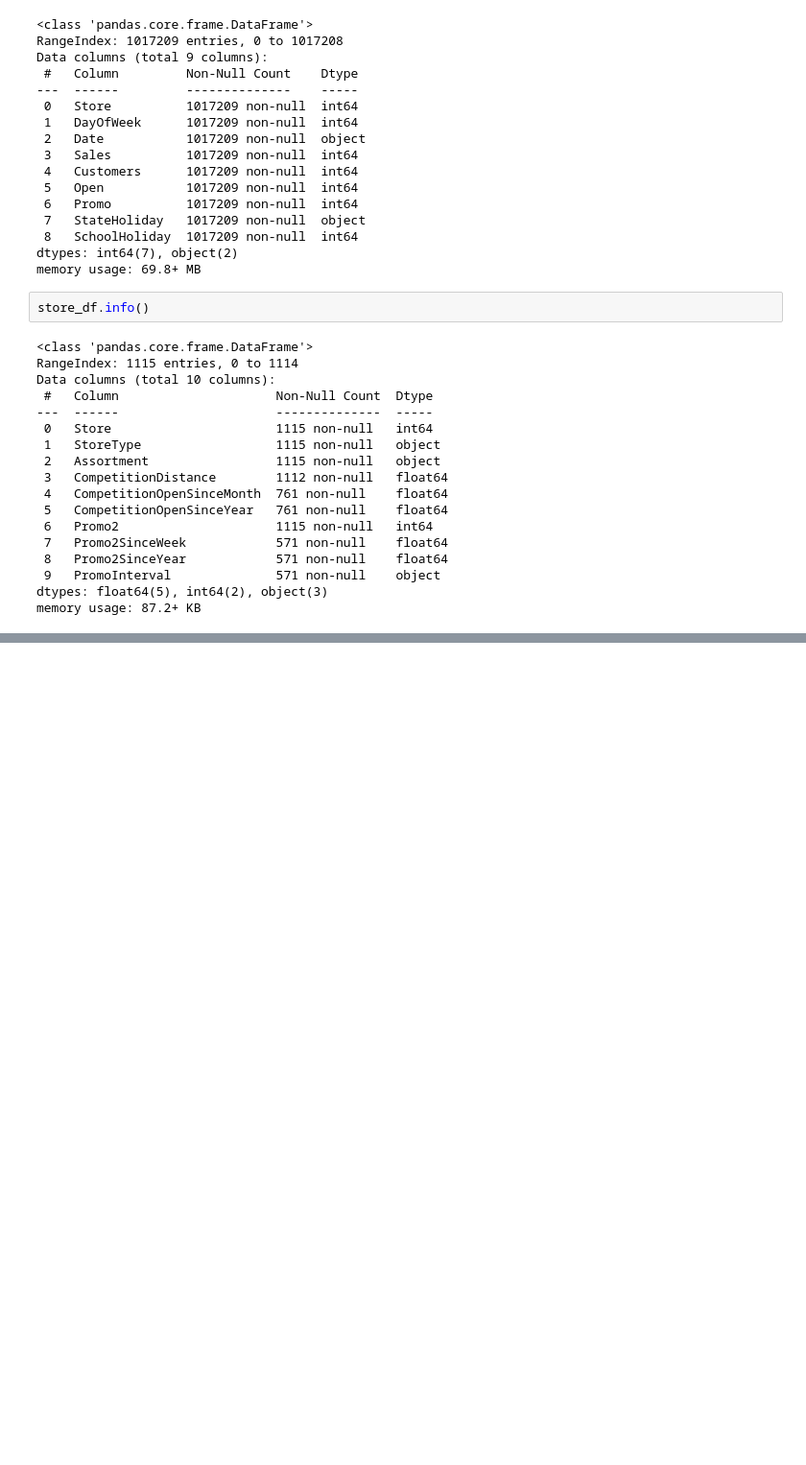
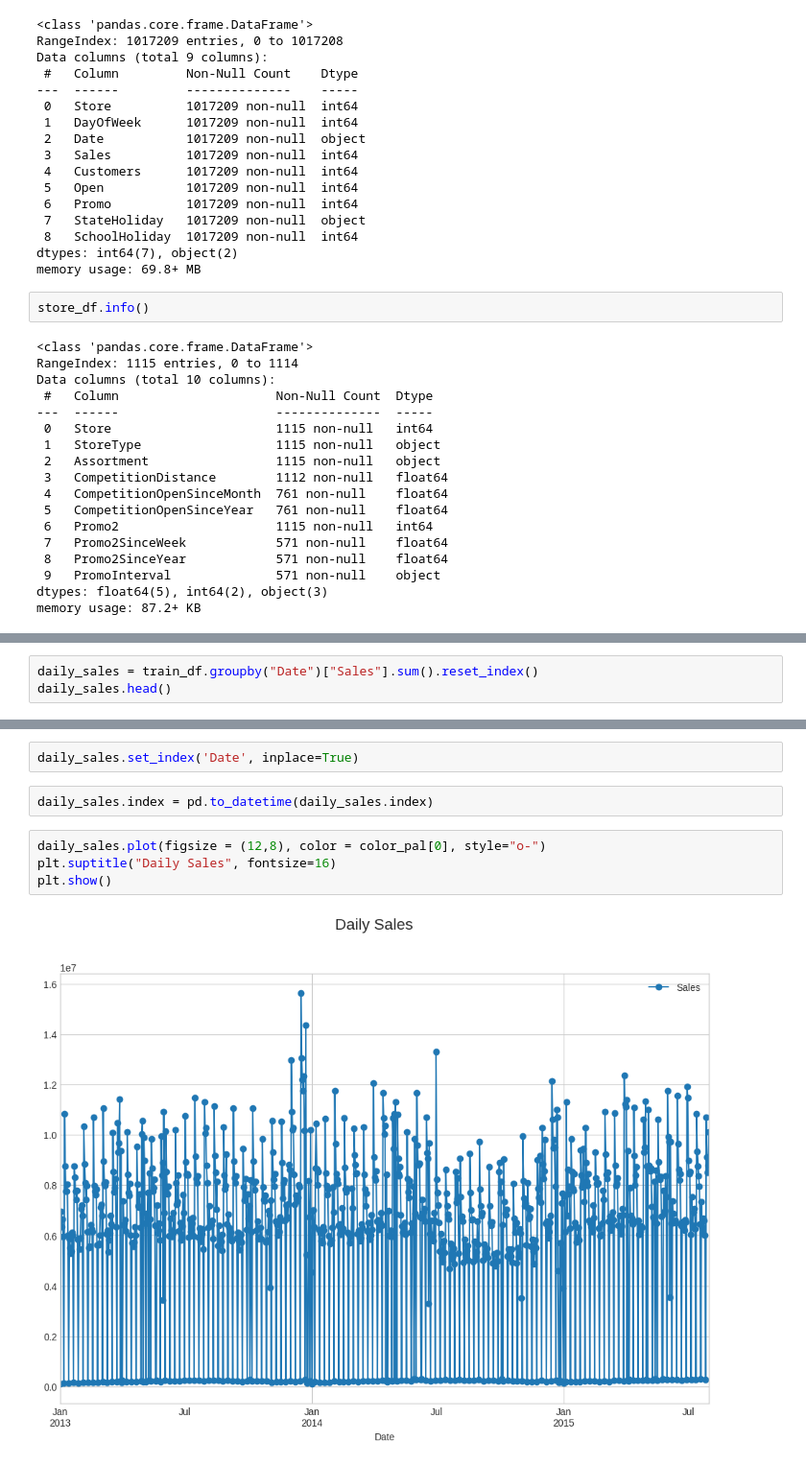
Before and after one commit to mehranyom/rossmann-sales-forecasting, a Jupyter notebook: notebooks/01_eda.ipynb, the cells around one changed output, grey strips where cells are left out. Shown at 96% size. Saved outputs shown, nothing was run; the diff lists cells and outputs as text; blank space fills up the shorter version.

```diff
--- a/notebooks/01_eda.ipynb
+++ b/notebooks/01_eda.ipynb
@@ -139,0 +179,3 @@ memory usage: 87.2+ KB
+# %%
+daily_sales = train_df.groupby("Date")["Sales"].sum().reset_index()
+daily_sales.head()
@@ -139,0 +189,10 @@ memory usage: 87.2+ KB
+# %%
+daily_sales.set_index('Date', inplace=True)
+# %%
+daily_sales.index = pd.to_datetime(daily_sales.index)
+# %%
+daily_sales.plot(figsize = (12,8), color = color_pal[0], style="o-")
+plt.suptitle("Daily Sales", fontsize=16)
+plt.show()
+# %% [output]
+[figure, added]
```
Also changed, not shown: parts of 35 cells of this notebook.
